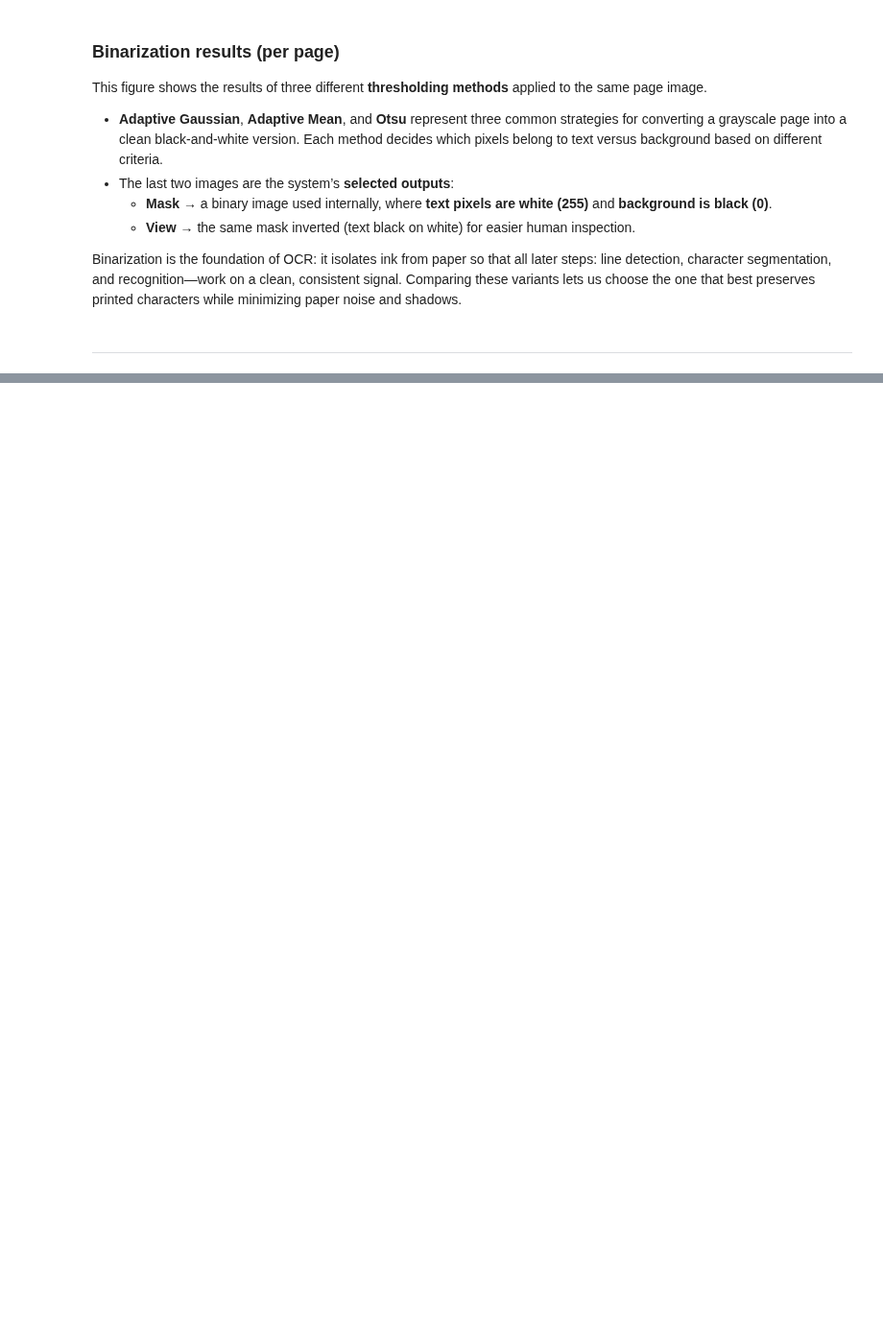
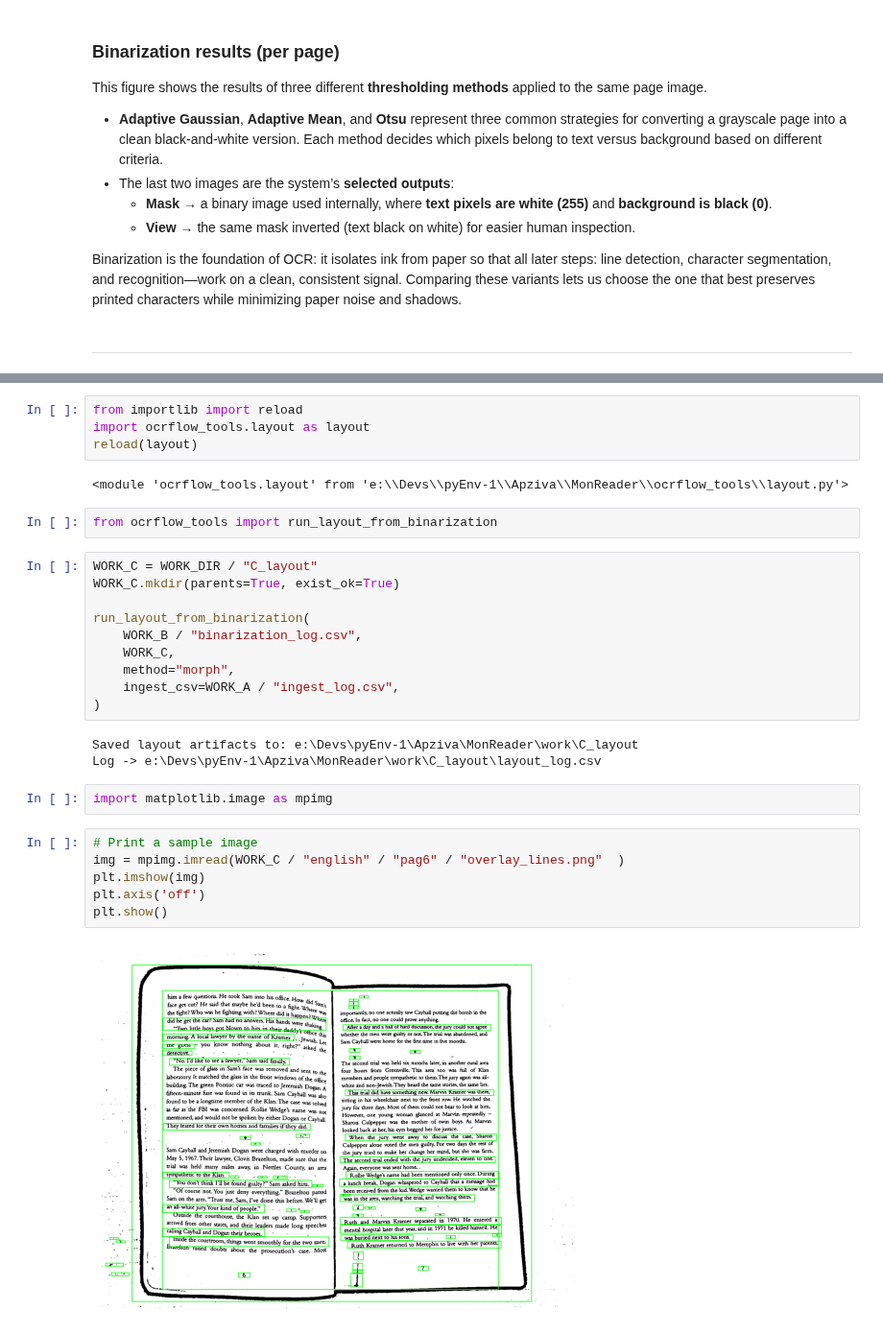
Before and after one commit to FederCO23/MonReader, a Jupyter notebook: MonReader_part2.ipynb, the cells around one changed output, grey strips where cells are left out. Shown at 96% size. Drawn from its saved outputs; the diff is of its cells as text; blank space fills up the shorter version.

Commit message:
Include the first 4 main steps: 1-Ingestion, 2-Binarization, 3-Layout and 4-Word Segmentation

```diff
--- a/MonReader_part2.ipynb
+++ b/MonReader_part2.ipynb
@@ -161,0 +174,31 @@ Binarization is the foundation of OCR: it isolates ink from paper so that all la
+# %%
+from importlib import reload
+import ocrflow_tools.layout as layout
+reload(layout)
+# %% [output]
+<module 'ocrflow_tools.layout' from 'e:\\Devs\\pyEnv-1\\Apziva\\MonReader\\ocrflow_tools\\layout.py'>
+# %%
+from ocrflow_tools import run_layout_from_binarization
+# %%
+WORK_C = WORK_DIR / "C_layout"
+WORK_C.mkdir(parents=True, exist_ok=True)
+
+run_layout_from_binarization(
+    WORK_B / "binarization_log.csv",
+    WORK_C,
+    method="morph",
+    ingest_csv=WORK_A / "ingest_log.csv",
+)
+# %% [output]
+Saved layout artifacts to: e:\Devs\pyEnv-1\Apziva\MonReader\work\C_layout
+Log -> e:\Devs\pyEnv-1\Apziva\MonReader\work\C_layout\layout_log.csv
+# %%
+import matplotlib.image as mpimg
+# %%
+# Print a sample image
+img = mpimg.imread(WORK_C / "english" / "pag6" / "overlay_lines.png"  )
+plt.imshow(img)
+plt.axis('off')
+plt.show()
+# %% [output]
+[figure, added]
```
Also changed, not shown: parts of 15 cells of this notebook.
